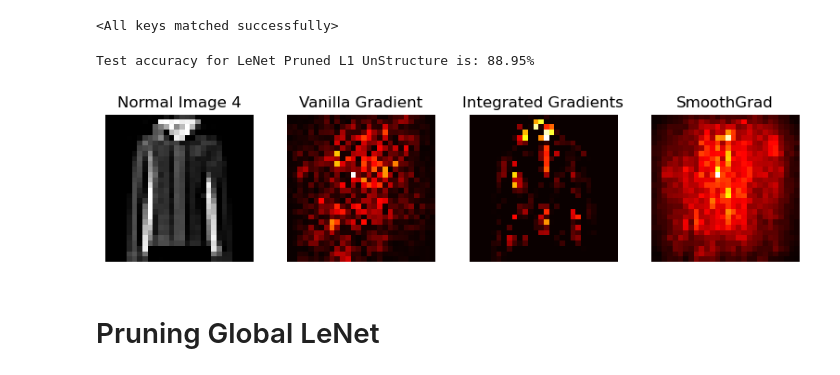
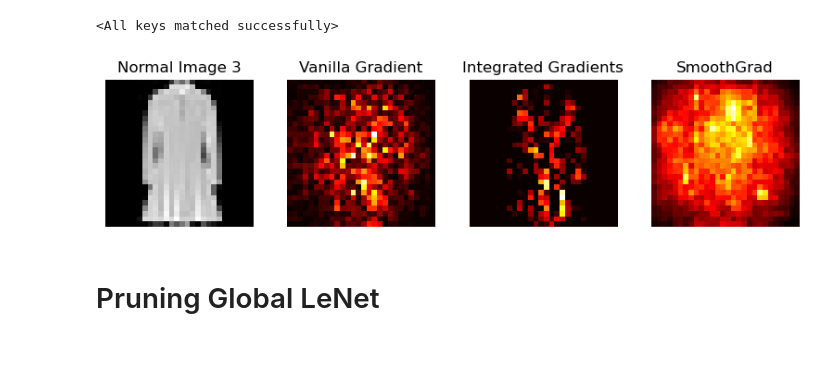
Before and after one commit to sanishsuwal7/ExplainableAI, a Jupyter notebook: lenet_saliency.ipynb, the cells around one changed output. Saved outputs shown, nothing was run; the diff lists cells and outputs as text; code cells hidden in the pictures.

```diff
--- a/lenet_saliency.ipynb
+++ b/lenet_saliency.ipynb
@@ -33,4 +36,6 @@ warnings.filterwarnings('ignore')
 transformer = torchvision.transforms.Compose([torchvision.transforms.ToTensor()])
 test_dataset = torchvision.datasets.FashionMNIST(root='./datasets', train=False,  download=True, transform=transformer)
 test_dataloader = torch.utils.data.DataLoader(test_dataset, batch_size=32, pin_memory=True)
+# %%
+classes = ['shirt', 'trouser', 'pullover', 'dress','coat', 'sandal', 'shirt', 'sneaker', 'bag', 'boot']
 # %%
@@ -160,5 +134,8 @@ Test accuracy for LeNet Adversarial is: 87.97%
 # %%
-x_batch, y_batch = next(iter(test_dataloader))
+gc.collect()
+torch.cuda.empty_cache()
+
+x_batch, y_batch = torch.from_numpy(x_batch), torch.from_numpy(y_batch)
 x_batch, y_batch = x_batch.to(device), y_batch.to(device)
 # %%
 a_batch_integrad_adv = IntegratedGradients(model_adv).attribute(inputs=x_batch, target=y_batch, baselines=torch.zeros_like(x_batch)).sum(axis=1).cpu().numpy()
@@ -216,19 +173,11 @@ for name, module in model_l1_unstructured.named_modules():
 model_l1_unstructured.load_state_dict(torch.load(MODEL_SAVE_PATH))
 # %% [output]
 <All keys matched successfully>
-# %%
-# Model to GPU and eval mode.
-model_l1_unstructured.to(device)
-model_l1_unstructured.eval()
-
-# Check test set performance.
-predictions, labels = evaluate_model(model_l1_unstructured, test_dataloader, device)
-test_acc = np.mean(np.argmax(predictions.cpu().numpy(), axis=1) == labels.cpu().numpy())
-print(f"Test accuracy for LeNet Pruned L1 UnStructure is: {(100 * test_acc):.2f}%")
-# %% [output]
-Test accuracy for LeNet Pruned L1 UnStructure is: 88.95%
 # %%
-x_batch, y_batch = next(iter(test_dataloader))
+gc.collect()
+torch.cuda.empty_cache()
+
+x_batch, y_batch = torch.from_numpy(x_batch), torch.from_numpy(y_batch)
 x_batch, y_batch = x_batch.to(device), y_batch.to(device)
 # %%
 a_batch_integrad_l1 = IntegratedGradients(model_l1_unstructured).attribute(inputs=x_batch, target=y_batch, baselines=torch.zeros_like(x_batch)).sum(axis=1).cpu().numpy()
@@ -239,28 +188,9 @@ a_batch_smoothgrad_l1 = NoiseTunnel(saliency).attribute(inputs = x_batch, target
 # %%
 x_batch, y_batch = x_batch.cpu().numpy(), y_batch.cpu().numpy()
 # %%
-nr_images = 2
-fig, axes = plt.subplots(nrows=1, ncols=4, figsize=(nr_images*4., int(nr_images)))
-
-#plot normal
-axes[0].imshow(np.reshape(x_batch[index], (28,28)), cmap="grey")
-axes[0].title.set_text(f"Normal Image {y_batch[index].item()}")
-axes[0].axis("off")
-axes[1].imshow(a_batch_saliency_l1[index], cmap="hot")
-axes[1].title.set_text(f"Vanilla Gradient")
-axes[1].axis("off")
-axes[2].imshow(a_batch_integrad_l1[index], cmap="hot")
-axes[2].title.set_text(f"Integrated Gradients")
-axes[2].axis("off")
-axes[3].imshow(a_batch_smoothgrad_l1[index], cmap="hot")
-axes[3].title.set_text(f"SmoothGrad")
-axes[3].axis("off")
-plt.tight_layout()
-
-plt.savefig('Explanations/lenet_l1_unstructured.png')
-plt.show()
+image_explanation_lenet(index, x_batch, y_batch, a_batch_saliency_l1, a_batch_integrad_l1, a_batch_smoothgrad_l1, 'lenet_l1_unstructured')
 # %% [output]
-[figure, old version]
+[figure, new version]
 # %% [markdown]
 # Pruning Global LeNet
 # %%
```
Also changed, not shown: parts of 111 cells of this notebook, 25 other files.
